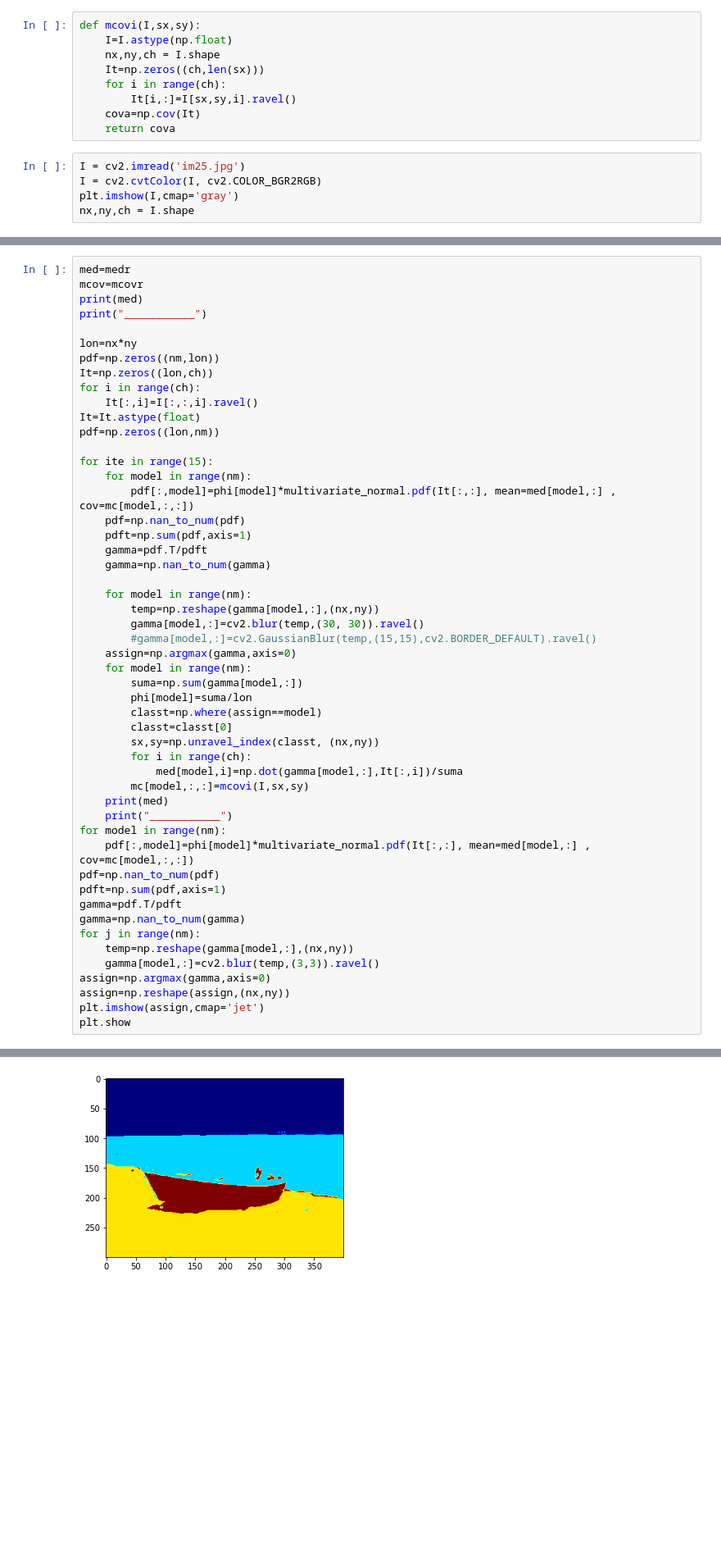
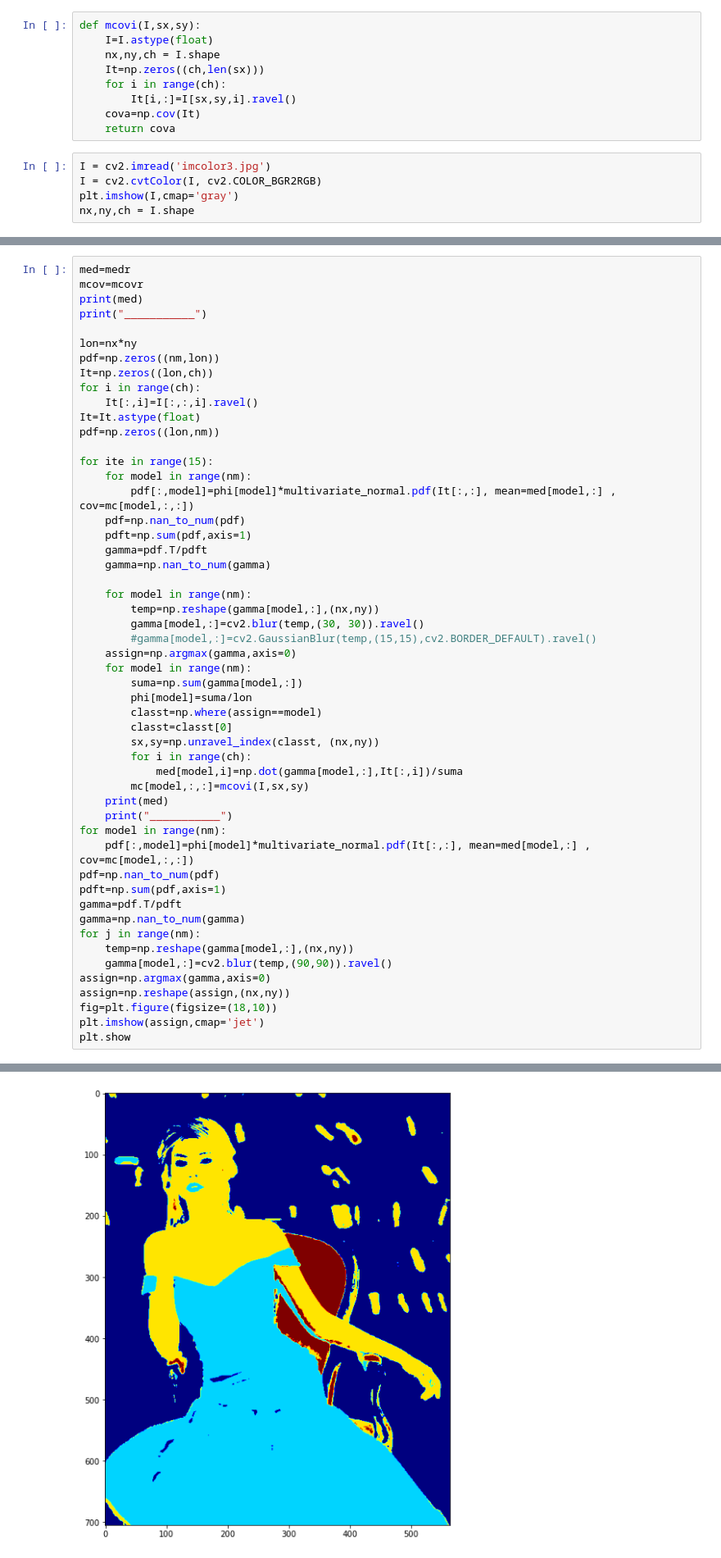
Before and after one commit to Gamalielmch/Images_processing_using_python, a Jupyter notebook: GMM_color.ipynb, the cells around one changed output, grey strips where cells are left out. Shown at 82% size. Drawn from its saved outputs; the diff is of its cells as text; blank space fills up the shorter version.

```diff
--- a/GMM_color.ipynb
+++ b/GMM_color.ipynb
@@ -22,7 +22,7 @@ def mcov(I):
     return cova
 # %%
 def mcovi(I,sx,sy):
-    I=I.astype(np.float)
+    I=I.astype(float)
     nx,ny,ch = I.shape
     It=np.zeros((ch,len(sx)))
     for i in range(ch):
@@ -30,7 +30,7 @@ def mcovi(I,sx,sy):
     cova=np.cov(It)
     return cova
 # %%
-I = cv2.imread('im25.jpg')
+I = cv2.imread('imcolor3.jpg')
 I = cv2.cvtColor(I, cv2.COLOR_BGR2RGB)
 plt.imshow(I,cmap='gray')
 nx,ny,ch = I.shape
@@ -102,9 +102,10 @@ gamma=pdf.T/pdft
 gamma=np.nan_to_num(gamma)
 for j in range(nm):
     temp=np.reshape(gamma[model,:],(nx,ny))
-    gamma[model,:]=cv2.blur(temp,(3,3)).ravel()
+    gamma[model,:]=cv2.blur(temp,(90,90)).ravel()
 assign=np.argmax(gamma,axis=0)
 assign=np.reshape(assign,(nx,ny))
+fig=plt.figure(figsize=(18,10))
 plt.imshow(assign,cmap='jet')
 plt.show
 # %% [output]
@@ -141,4 +130,4 @@ ___________
-[figure, old version]
+[figure, new version]
 # %%
 fig, ax = plt.subplots(nrows=1, ncols=2, figsize=(10, 10))
 ax[0].imshow(I, cmap='gray',vmin=0,vmax=255)
```
Also changed, not shown: parts of 9 cells of this notebook, 40 other files.
